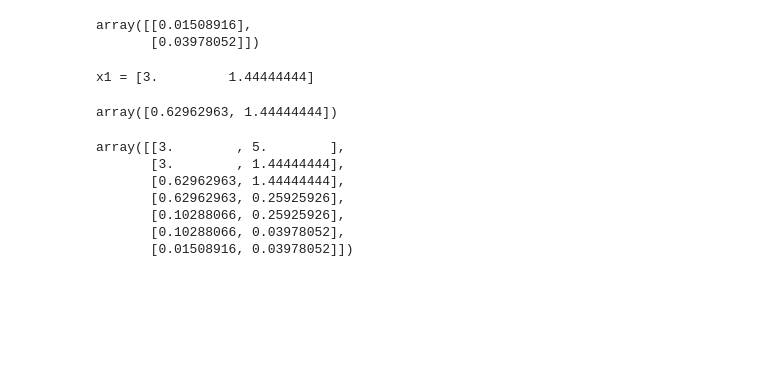
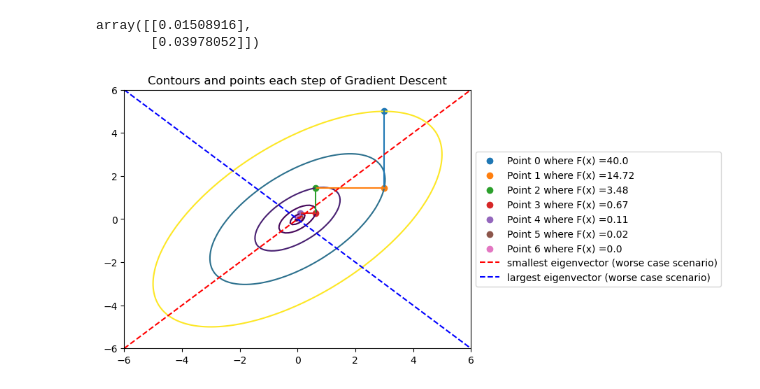
Before and after one commit to seanwhite674/Math-of-Machine-Learning-Module, a Jupyter notebook: Assignment3.ipynb, the cells around one changed output. Cells and saved outputs as stored; diff of their text form; code cells hidden in the pictures; blank space fills up the shorter version.

```diff
--- a/Assignment3.ipynb
+++ b/Assignment3.ipynb
@@ -296,40 +204,44 @@ x6
 # %% [output]
 array([[0.01508916],
        [0.03978052]])
-# %%
-S = np.array([[5,-3],[-3,5]])
-x0 = np.array([3,5])
-z0 = S@x0 ## for first step z0 = grad(f(x0))
-x1 = x0 - alpha*z0
-z1 = S@x1+beta*z0
-print(f"x1 = {x1}")
-# %% [output]
-x1 = [3.         1.44444444]
-# %%
-x2 = x1 - alpha*z1
-z2 = S@x2+beta*z1
-x2
-# %% [output]
-array([0.62962963, 1.44444444])
 # %%
 N = 6
 S = np.array([[5,-3],[-3,5]])
 x = np.array([3,5])
 z = S@x ## for first step z0 = grad(f(x0))
-xvals = [x]
-funcvals = [0.5*x@S@x]
+xmomvals = [x]
+funcmomvals = [0.5*x@S@x]
 for i in range(N):
     x = x - alpha*z
     z = S@x+beta*z
-    xvals.append(x)
-    funcvals.append(0.5*x@S@x)
-xvals = np.array(xvals)
-xvals
+    xmomvals.append(x)
+    funcmomvals.append(0.5*x@S@x)
+xmomvals = np.array(xmomvals)
+
+plt.contour(X1, X2, Z, levels=sorted(funcmomvals))
+
+for i in range(0, len(xmomvals)):
+    x = xmomvals[i,0]     # x-coordinate
+    y = xmomvals[i,1] # y-coordinate
+    plt.scatter(x, y, label=f'Point {i} where F(x) ={round(funcmomvals[i],2)}')
+
+for i in range(0,len(xvals)-1):
+    x1 = xmomvals[i,0]
+    x2 = xmomvals[i+1,0]
+    y1 = xmomvals[i,1]
+    y2 = xmomvals[i+1,1]
+    plt.plot([x1,x2],[y1,y2])
+
+x = np.linspace(-6, 6, 100)
+eig2 = npl.eig(S)[1][:,1]
+m = eig2[0]/eig2[1]
+plt.plot(x,m*x,'r--',label = 'smallest eigenvector (worse case scenario)')
+eig1 = npl.eig(S)[1][:,0]
+m = eig1[0]/eig1[1]
+plt.plot(x,m*x,'b--',label = 'largest eigenvector (worse case scenario)' )
+plt.title('Contours and points each step of Gradient Descent')
+plt.legend()
+plt.legend(loc='center left', bbox_to_anchor=(1, 0.5))  # Outside right
+plt.show()
 # %% [output]
-array([[3.        , 5.        ],
-       [3.        , 1.44444444],
-       [0.62962963, 1.44444444],
-       [0.62962963, 0.25925926],
-       [0.10288066, 0.25925926],
-       [0.10288066, 0.03978052],
-       [0.01508916, 0.03978052]])
+[figure, added]
```
Also changed, not shown: parts of 21 cells of this notebook.
